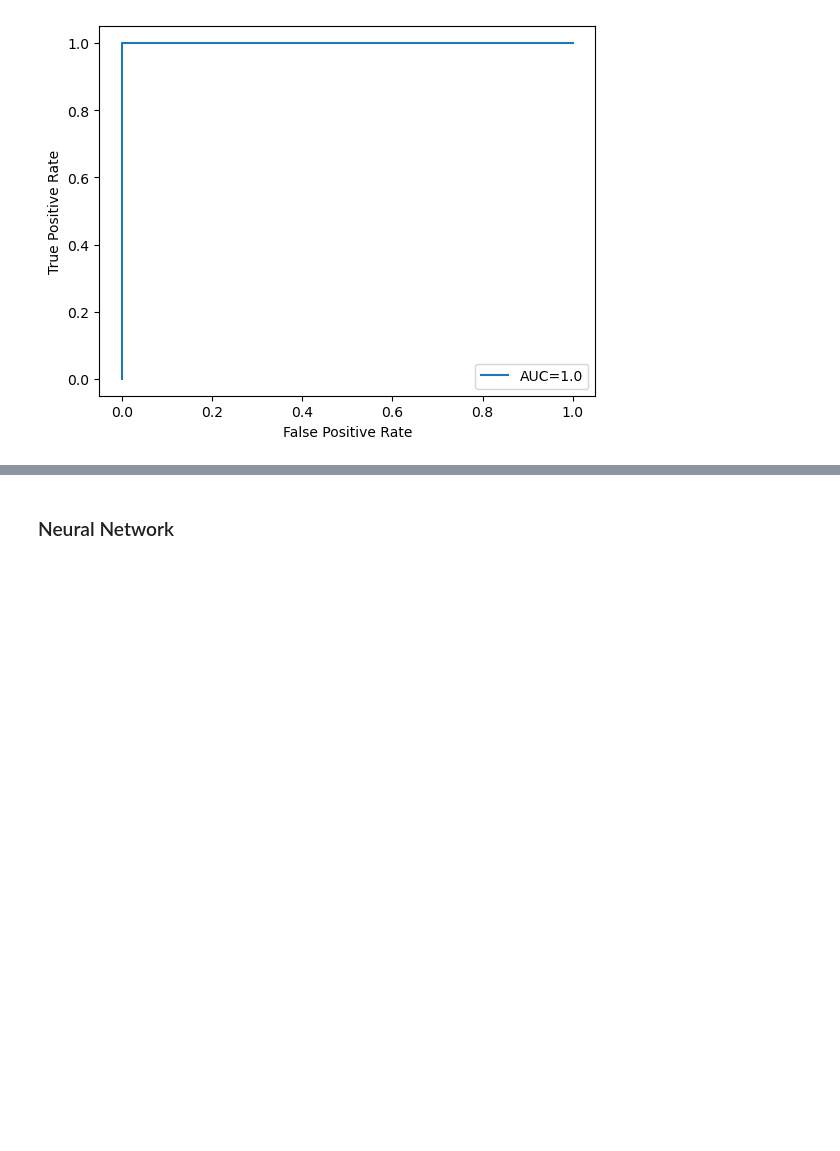
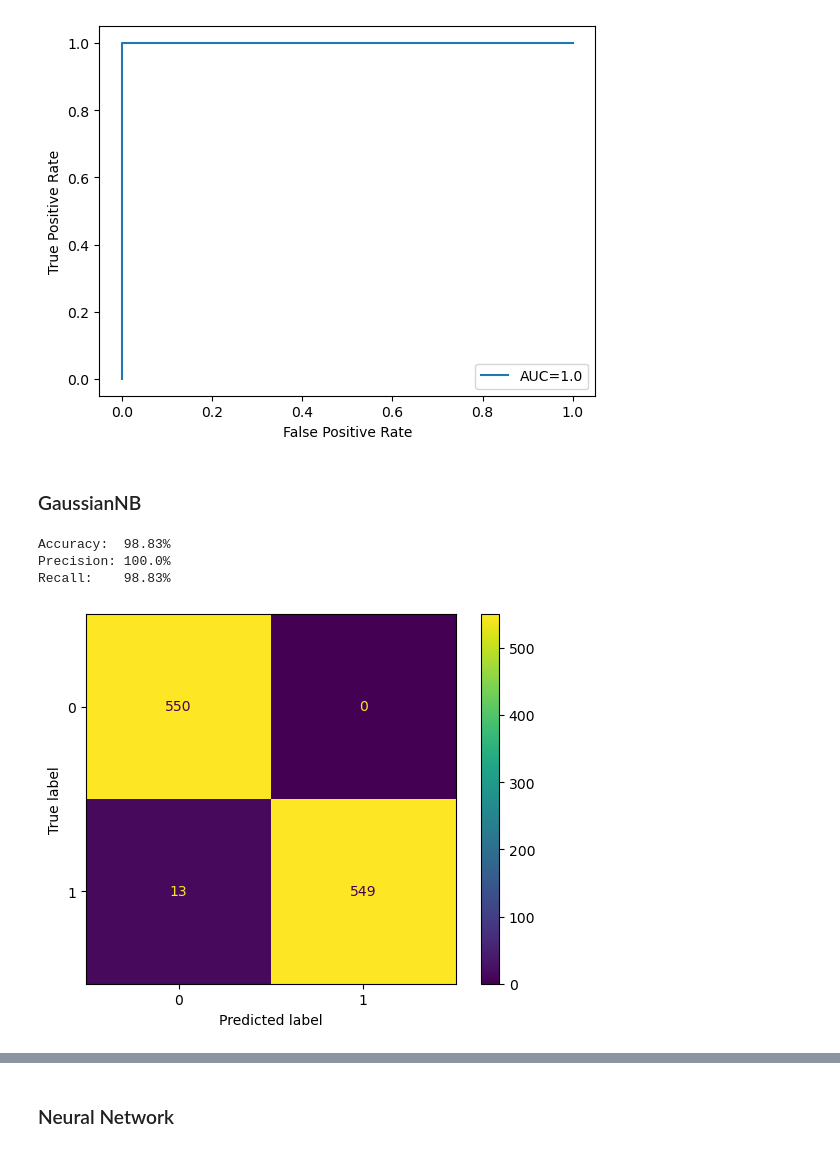
Before and after one commit to ThiagoOliveira001/learningIA, a Jupyter notebook: IA2A2/DESAFIO4/Lotofacil.ipynb, the cells around one changed output, grey strips where cells are left out. Cells and saved outputs as stored; diff of their text form; code cells hidden in the pictures; blank space fills up the shorter version.

```diff
--- a/IA2A2/DESAFIO4/Lotofacil.ipynb
+++ b/IA2A2/DESAFIO4/Lotofacil.ipynb
@@ -509,0 +556,4 @@ plot_roc_curve(y_test, y_pred)
+# %%
+rfc = RandomForestClassifier(random_state=42)
+rfc.fit(X_train, y_train)
+y_pred = rfc.predict(X_test)
@@ -524,3 +585,16 @@ Recall:    100.0%
 plot_roc_curve(y_test, y_pred)
 # %% [output]
 [figure]
+# %% [markdown]
+### GaussianNB
+# %%
+mnb = GaussianNB()
+mnb.fit(X_train, y_train)
+y_pred = mnb.predict(X_test)
+# %%
+show_model_results(y_test, y_pred, mnb.classes_)
+# %% [output]
+Accuracy:  98.83%
+Precision: 100.0%
+Recall:    98.83%
+[figure, added]
```
Also changed, not shown: parts of 29 cells of this notebook, 1 other file.
